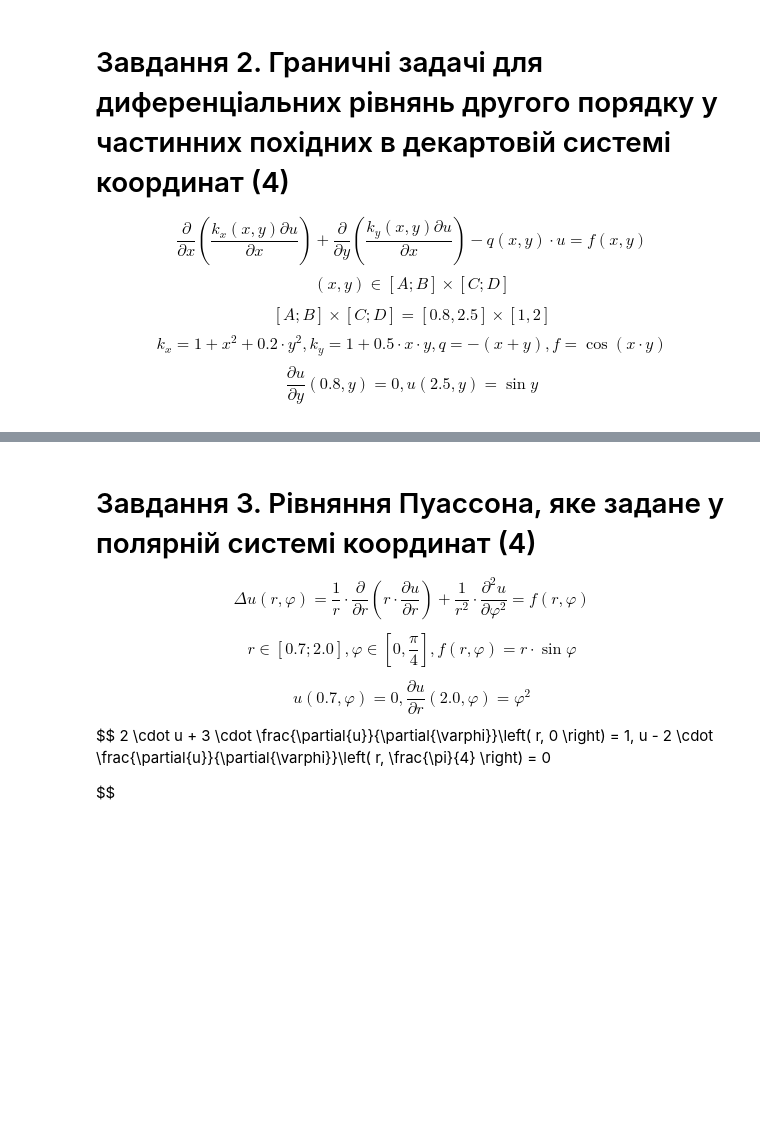
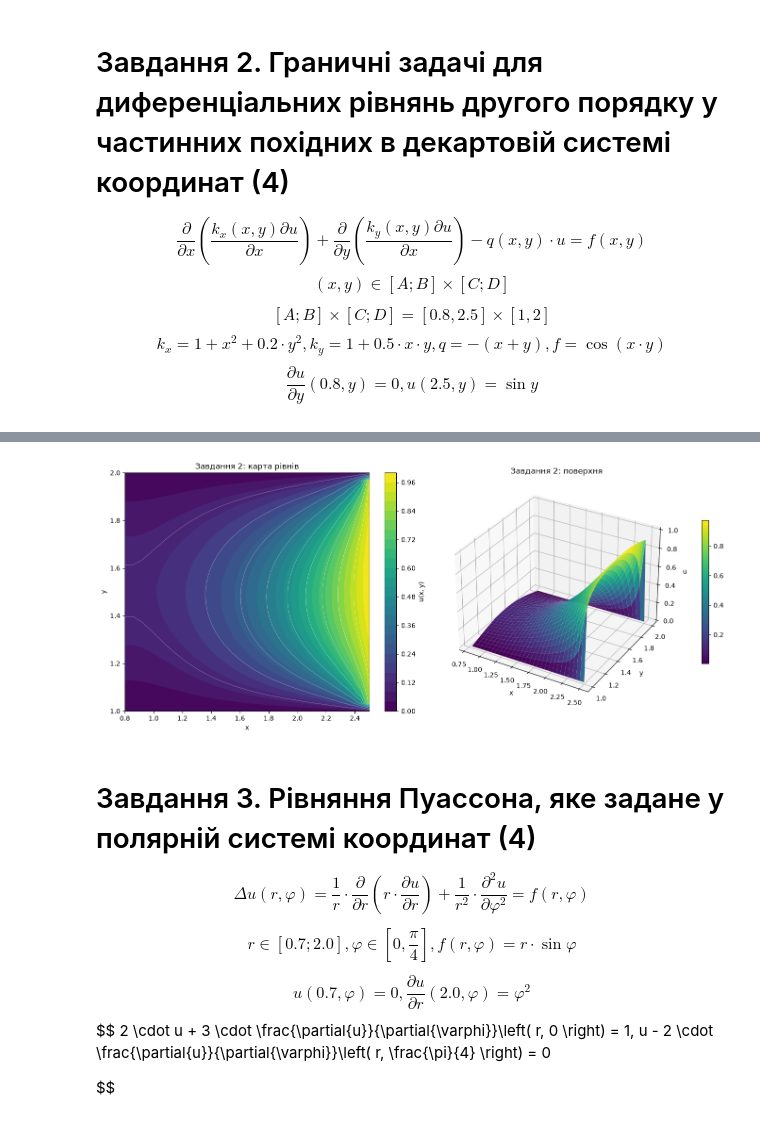
Before and after one commit to KlymentievMaksym/BMMNS, a Jupyter notebook: labs/lab1/lab1.ipynb, the cells around one changed output, grey strips where cells are left out. Cells and saved outputs as stored; diff of their text form; code cells hidden in the pictures; blank space fills up the shorter version.

```diff
--- a/labs/lab1/lab1.ipynb
+++ b/labs/lab1/lab1.ipynb
@@ -635,3 +672,83 @@ $$ \frac{\partial{u}}{\partial{y}} \left( 0.8, y \right) = 0, u \left( 2.5, y \r
+# %%
+def seidel_solver(
+    u: np.ndarray,
+    update_inner: Callable[[np.ndarray], np.ndarray],
+    update_boundary: Callable[[np.ndarray], np.ndarray],
+    tol: float = 1e-5,
+    max_iter: int = 5000
+) -> np.ndarray:
+
+    for _ in range(max_iter):
+        u_old = u.copy()
+
+        u = update_inner(u)
+        u = update_boundary(u)
+
+        if np.max(np.abs(u - u_old)) < tol:
+            break
+
+    return u
+# %%
+def solve_task2(nx=30, ny=30):
+    x = np.linspace(0.8, 2.5, nx)
+    y = np.linspace(1.0, 2.0, ny)
+    hx, hy = x[1] - x[0], y[1] - y[0]
+    u = np.zeros((nx, ny))
+
+    kx = lambda x, y: 1 + x**2 + 0.2 * y**2
+    ky = lambda x, y: 1 + 0.5 * x * y
+    q = lambda x, y: -(x + y)
+    f = lambda x, y: np.cos(x * y)
+
+    def update_inner(u_curr):
+        for i in range(1, nx - 1):
+            for j in range(1, ny - 1):
+                A = kx(x[i] + hx/2, y[j]) / hx**2
+                B = kx(x[i] - hx/2, y[j]) / hx**2
+                C = ky(x[i], y[j] + hy/2) / hy**2
+                D = ky(x[i], y[j] - hy/2) / hy**2
+                E = A + B + C + D + q(x[i], y[j])
+
+                u_curr[i, j] = (A * u_curr[i+1, j] + B * u_curr[i-1, j] + C * u_curr[i, j+1] + D * u_curr[i, j-1] - f(x[i], y[j])) / E
+        return u_curr
+
+    def update_boundary(u_curr):
+        u_curr[0, :] = u_curr[1, :]
+        u_curr[-1, :] = np.sin(y)
+        u_curr[:, 0] = 0.0
+        u_curr[:, -1] = 0.0
+        return u_curr
+
+    return seidel_solver(u, update_inner, update_boundary)
+
+nx, ny = 30, 30
+u = solve_task2(nx, ny)
+x = np.linspace(0.8, 2.5, nx)
+y = np.linspace(1.0, 2.0, ny)
+X, Y = np.meshgrid(x, y, indexing='ij')
+
+fig = plt.figure(figsize=(14, 6))
+
+ax1 = fig.add_subplot(1, 2, 1)
+cf = ax1.contourf(X, Y, u, levels=30, cmap='viridis')
+ax1.contour(X, Y, u, levels=10, colors='white', linewidths=0.4, alpha=0.6)
+fig.colorbar(cf, ax=ax1, label='u(x, y)')
+ax1.set_xlabel('x')
+ax1.set_ylabel('y')
+ax1.set_title('Завдання 2: карта рівнів')
+
+ax2 = fig.add_subplot(1, 2, 2, projection='3d')
+surf = ax2.plot_surface(X, Y, u, cmap='viridis', edgecolor='none')
+ax2.set_xlabel('x')
+ax2.set_ylabel('y')
+ax2.set_zlabel('u')
+ax2.set_title('Завдання 2: поверхня')
+fig.colorbar(surf, ax=ax2, shrink=0.6, pad=0.1)
+
+plt.tight_layout()
+plt.show()
+# %% [output]
+[figure, added]
 # %% [markdown]
 # Завдання 3. Рівняння Пуассона, яке задане у полярній системі координат (4)
 $$
```
Also changed, not shown: parts of 14 cells of this notebook.
